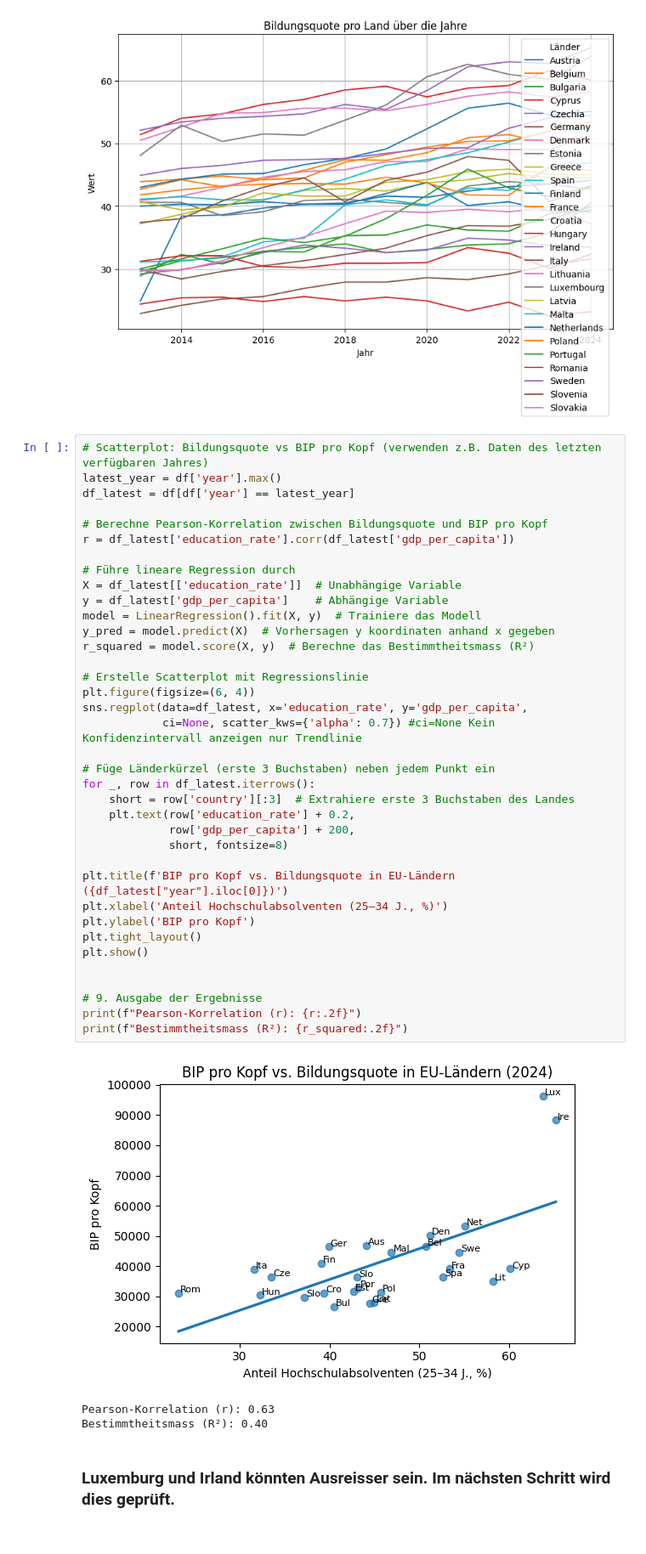
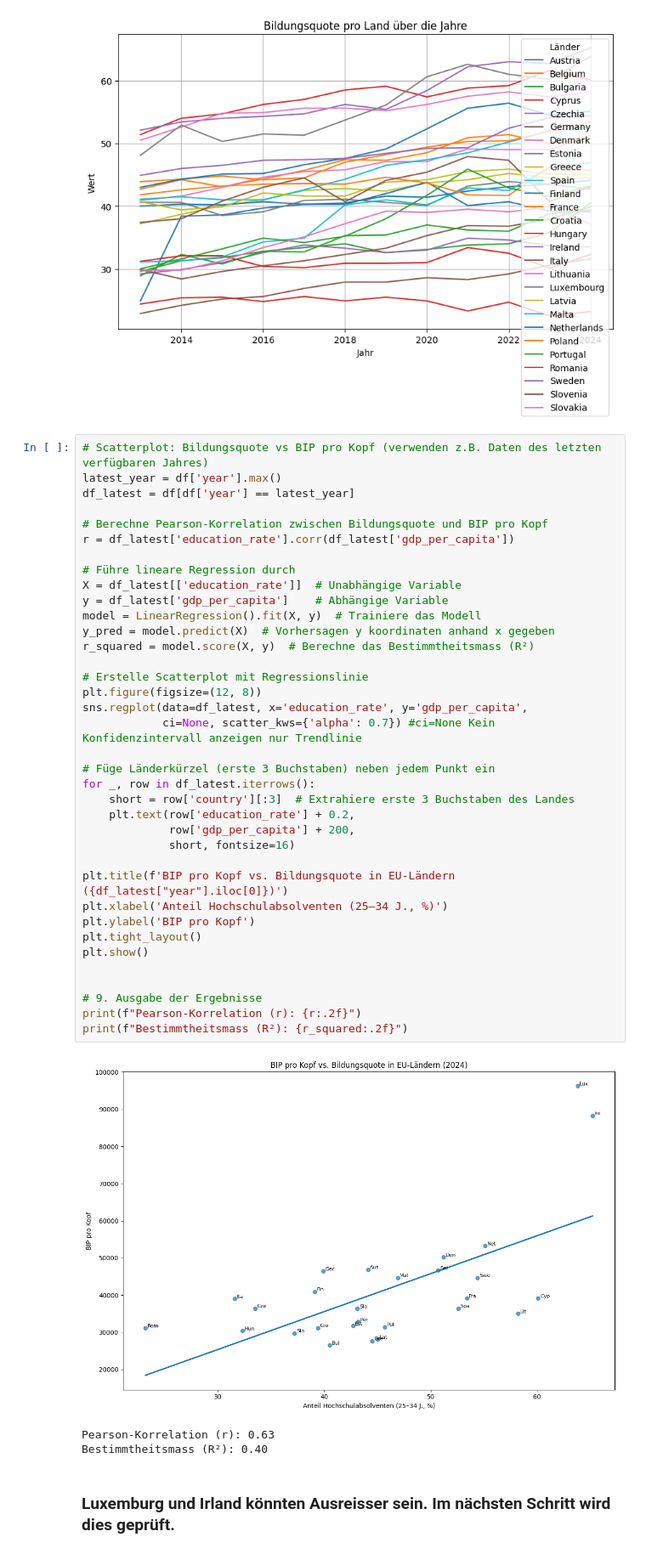
Before and after one commit to Benjamin-Austin/Portfolio_Projekt_18_02_2026, a Jupyter notebook: de2 Projekt fertige Abgabe/Projekt_Baus_3UM_10122025.ipynb, the cells around one changed output. Shown at 85% size. Cells and saved outputs as stored; diff of their text form.

```diff
--- a/de2 Projekt fertige Abgabe/Projekt_Baus_3UM_10122025.ipynb
+++ b/de2 Projekt fertige Abgabe/Projekt_Baus_3UM_10122025.ipynb
@@ -273,36 +273,36 @@ df_latest = df[df['year'] == latest_year]
 r = df_latest['education_rate'].corr(df_latest['gdp_per_capita'])
 
 # Führe lineare Regression durch
 X = df_latest[['education_rate']]  # Unabhängige Variable
 y = df_latest['gdp_per_capita']    # Abhängige Variable
 model = LinearRegression().fit(X, y)  # Trainiere das Modell
 y_pred = model.predict(X)  # Vorhersagen y koordinaten anhand x gegeben
 r_squared = model.score(X, y)  # Berechne das Bestimmtheitsmass (R²)
 
 # Erstelle Scatterplot mit Regressionslinie
-plt.figure(figsize=(6, 4))
+plt.figure(figsize=(12, 8))
 sns.regplot(data=df_latest, x='education_rate', y='gdp_per_capita',
             ci=None, scatter_kws={'alpha': 0.7}) #ci=None Kein Konfidenzintervall anzeigen nur Trendlinie
 
 # Füge Länderkürzel (erste 3 Buchstaben) neben jedem Punkt ein
 for _, row in df_latest.iterrows():
     short = row['country'][:3]  # Extrahiere erste 3 Buchstaben des Landes
     plt.text(row['education_rate'] + 0.2,
              row['gdp_per_capita'] + 200,
-             short, fontsize=8)
+             short, fontsize=16)
 
 plt.title(f'BIP pro Kopf vs. Bildungsquote in EU-Ländern ({df_latest["year"].iloc[0]})')
 plt.xlabel('Anteil Hochschulabsolventen (25–34 J., %)')
 plt.ylabel('BIP pro Kopf')
 plt.tight_layout()
 plt.show()
 
 
 # 9. Ausgabe der Ergebnisse
 print(f"Pearson-Korrelation (r): {r:.2f}")
 print(f"Bestimmtheitsmass (R²): {r_squared:.2f}")
 # %% [output]
-[figure, old version]
+[figure, new version]
 Pearson-Korrelation (r): 0.63
 Bestimmtheitsmass (R²): 0.40
 # %% [markdown]
```
Also changed, not shown: parts of 6 cells of this notebook, 38 other files.
